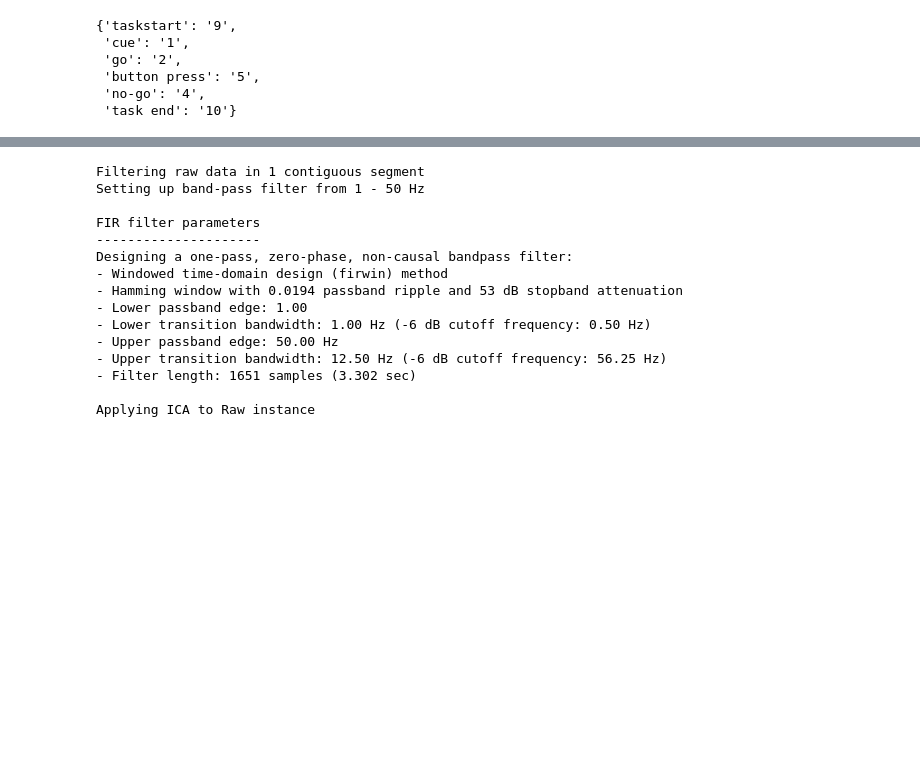
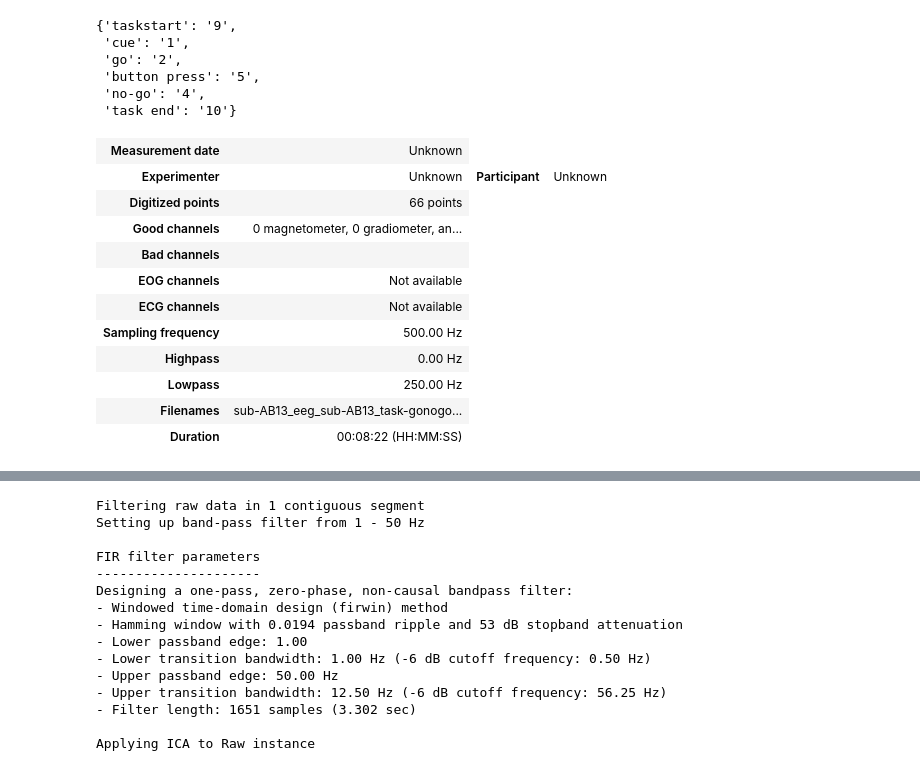
Before and after one commit to Arush0113/EEG_Pipeline, a Jupyter notebook: team02/Raw Code Implementation/Implementing_raw_code.ipynb, the cells around one changed output, grey strips where cells are left out. Saved outputs shown, nothing was run; the diff lists cells and outputs as text; code cells hidden in the pictures; blank space fills up the shorter version.

```diff
--- a/team02/Raw Code Implementation/Implementing_raw_code.ipynb
+++ b/team02/Raw Code Implementation/Implementing_raw_code.ipynb
@@ -127,3 +128,31 @@ event_id
  'button press': '5',
  'no-go': '4',
  'task end': '10'}
+# %%
+rawab6_1.drop_channels(ch_names = "EKG")
+rawab6_2.drop_channels(ch_names = "EKG")
+
+rawab10_1.drop_channels(ch_names = ["EKG", "R-Dia-X-(mm)", "R-Dia-Y-(mm)"])
+rawab10_2.drop_channels(ch_names = ["EKG", "R-Dia-X-(mm)", "R-Dia-Y-(mm)"])
+
+rawab12_1.drop_channels(ch_names = ["EKG", "R-Dia-X-(mm)", "R-Dia-Y-(mm)"])
+rawab12_2.drop_channels(ch_names = ["EKG", "R-Dia-X-(mm)", "R-Dia-Y-(mm)"])
+
+rawab13_1.drop_channels(ch_names = ["EKG", "R-Dia-X-(mm)", "R-Dia-Y-(mm)"])
+rawab13_2.drop_channels(ch_names = ["EKG", "R-Dia-X-(mm)", "R-Dia-Y-(mm)"])
+
+# rawab14_1.drop_channels(ch_names = ["EKG", "R-Dia-X-(mm)", "R-Dia-Y-(mm)"])
+# rawab14_2.drop_channels(ch_names = ["EKG", "R-Dia-X-(mm)", "R-Dia-Y-(mm)"])
+# %% [output]
+| Measurement date | Unknown |
+| Experimenter | Unknown | Participant | Unknown |
+| Digitized points | 66 points |
+| Good channels | 0 magnetometer, 0 gradiometer, an... |
+| Bad channels |  |
+| EOG channels | Not available |
+| ECG channels | Not available |
+| Sampling frequency | 500.00 Hz |
+| Highpass | 0.00 Hz |
+| Lowpass | 250.00 Hz |
+| Filenames | sub-AB13_eeg_sub-AB13_task-gonogo... |
+| Duration | 00:08:22 (HH:MM:SS) |
```
Also changed, not shown: parts of 14 cells of this notebook.
